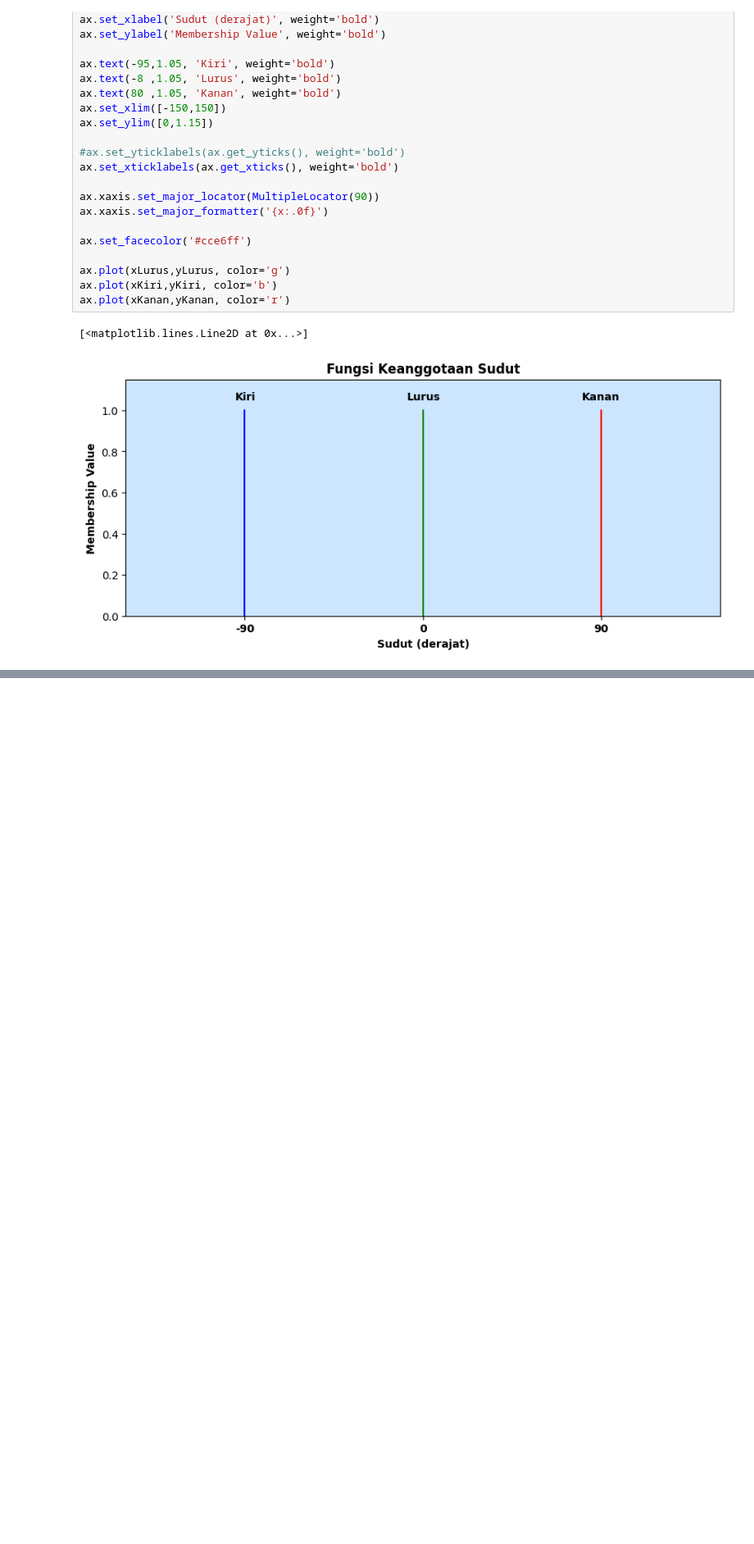
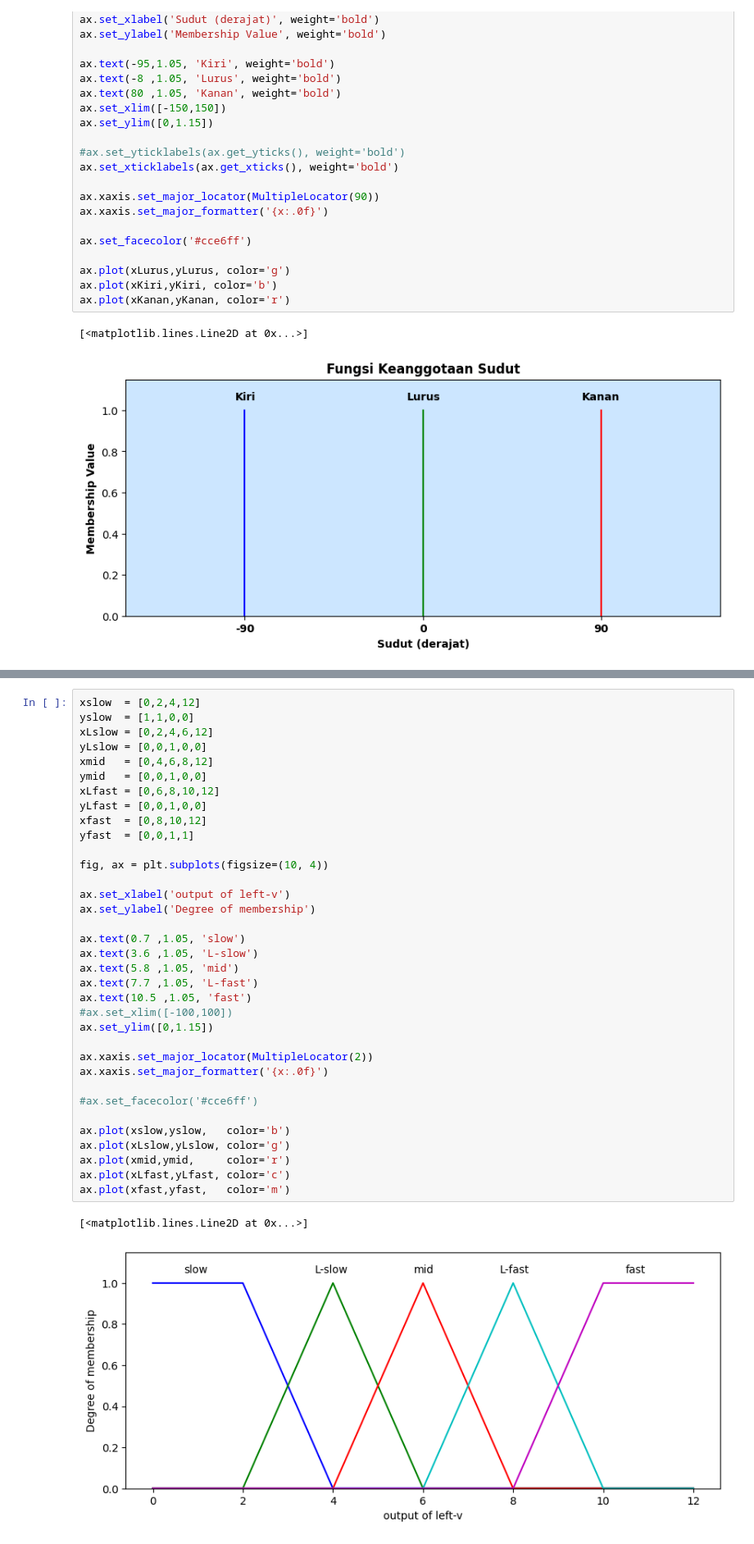
Before and after one commit to faizdaffa/Micromouse-PCB, a Jupyter notebook: ipynb/fuzzy.ipynb, the cells around one changed output, grey strips where cells are left out. Shown at 82% size. Drawn from its saved outputs; the diff is of its cells as text; blank space fills up the shorter version.

```diff
--- a/ipynb/fuzzy.ipynb
+++ b/ipynb/fuzzy.ipynb
@@ -98,0 +163,38 @@ ax.plot(xKanan,yKanan, color='r')
+# %%
+xslow  = [0,2,4,12]
+yslow  = [1,1,0,0]
+xLslow = [0,2,4,6,12]
+yLslow = [0,0,1,0,0]
+xmid   = [0,4,6,8,12]
+ymid   = [0,0,1,0,0]
+xLfast = [0,6,8,10,12]
+yLfast = [0,0,1,0,0]
+xfast  = [0,8,10,12]
+yfast  = [0,0,1,1]
+
+fig, ax = plt.subplots(figsize=(10, 4))
+
+ax.set_xlabel('output of left-v')
+ax.set_ylabel('Degree of membership')
+
+ax.text(0.7 ,1.05, 'slow')
+ax.text(3.6 ,1.05, 'L-slow')
+ax.text(5.8 ,1.05, 'mid')
+ax.text(7.7 ,1.05, 'L-fast')
+ax.text(10.5 ,1.05, 'fast')
+#ax.set_xlim([-100,100])
+ax.set_ylim([0,1.15])
+
+ax.xaxis.set_major_locator(MultipleLocator(2))
+ax.xaxis.set_major_formatter('{x:.0f}')
+
+#ax.set_facecolor('#cce6ff')
+
+ax.plot(xslow,yslow,   color='b')
+ax.plot(xLslow,yLslow, color='g')
+ax.plot(xmid,ymid,     color='r')
+ax.plot(xLfast,yLfast, color='c')
+ax.plot(xfast,yfast,   color='m')
+# %% [output]
+[<matplotlib.lines.Line2D at 0x...>]
+[figure, added]
```
Also changed, not shown: parts of 2 cells of this notebook, 19 other files.
